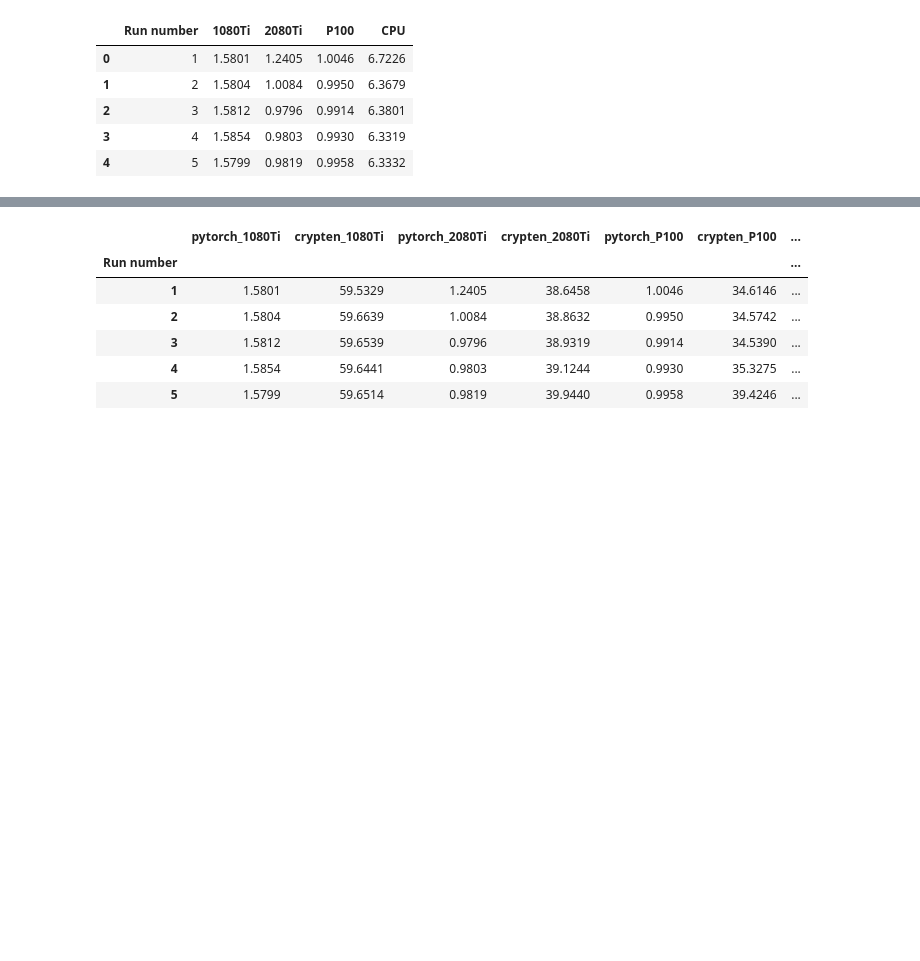
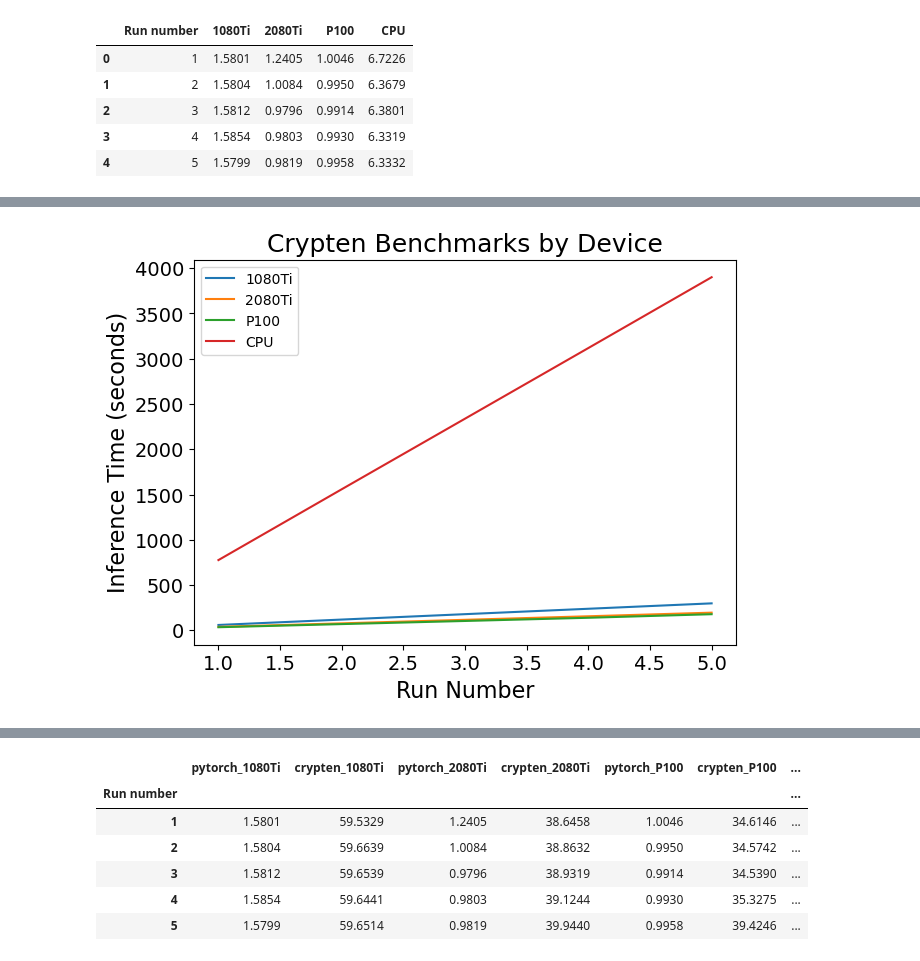
Before and after one commit to UVA-MLSys/DS7406-Spring-2024, a Jupyter notebook: Projects/Team 1/khairul/visualize.ipynb, the cells around one changed output, grey strips where cells are left out. Cells and saved outputs as stored; diff of their text form; code cells hidden in the pictures; blank space fills up the shorter version.

```diff
--- a/Projects/Team 1/khairul/visualize.ipynb
+++ b/Projects/Team 1/khairul/visualize.ipynb
@@ -41,0 +79,7 @@ plt.show()
+# %%
+cumulative_plot(
+    encrypted_time_df, title="Crypten Benchmarks by Device",
+    figure_name='Crypten_benchmark.jpg', log_scale=False
+)
+# %% [output]
+[figure, added]
```
Also changed, not shown: parts of 8 cells of this notebook, 6 other files.
